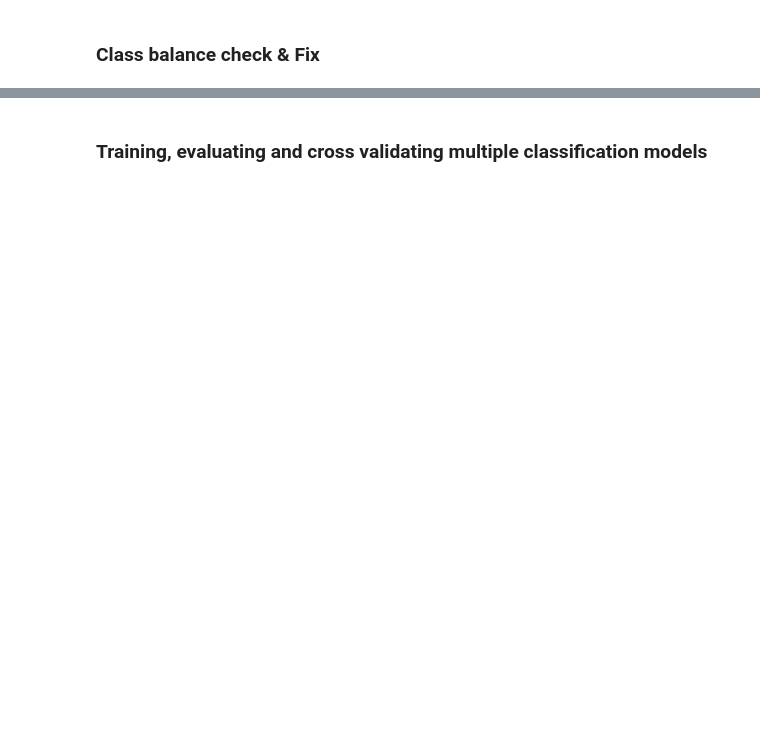
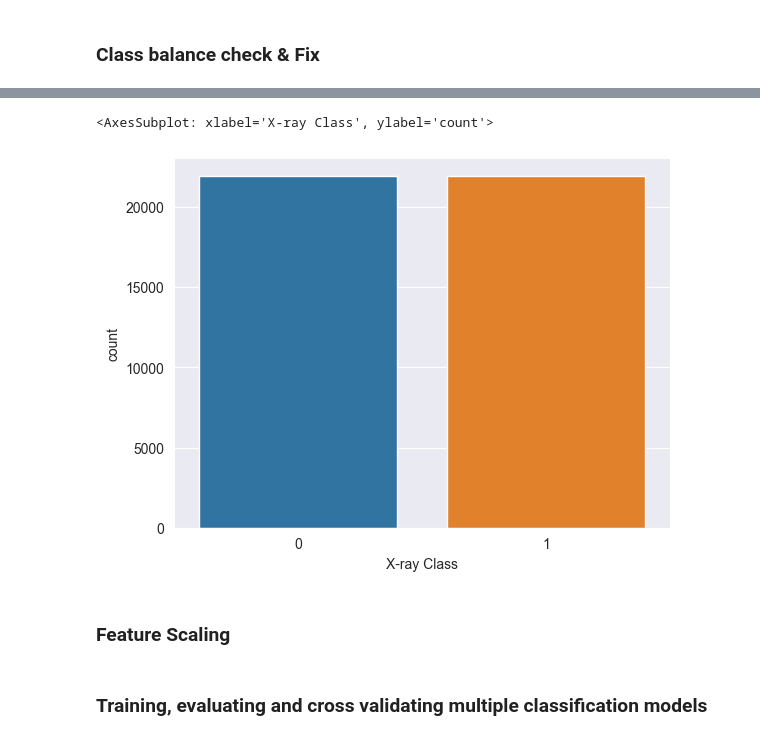
Before and after one commit to ogunsakin01/sunspot-and-solar-flares-model, a Jupyter notebook: space_weather_data_experiment.ipynb, the cells around one changed output, grey strips where cells are left out. Drawn from its saved outputs; the diff is of its cells as text; code cells hidden in the pictures; blank space fills up the shorter version.

```diff
--- a/space_weather_data_experiment.ipynb
+++ b/space_weather_data_experiment.ipynb
@@ -472,4 +506,11 @@ y_train_resampled.value_counts()
 Name: X-ray Class, dtype: int64
+# %%
+sns.countplot(x=y_train_resampled)
+# %% [output]
+<AxesSubplot: xlabel='X-ray Class', ylabel='count'>
+[figure, added]
+# %% [markdown]
+### Feature Scaling
 # %% [markdown]
 ### Training, evaluating and cross validating multiple classification models
 # %%
```
Also changed, not shown: parts of 29 cells of this notebook, 1 other file.
